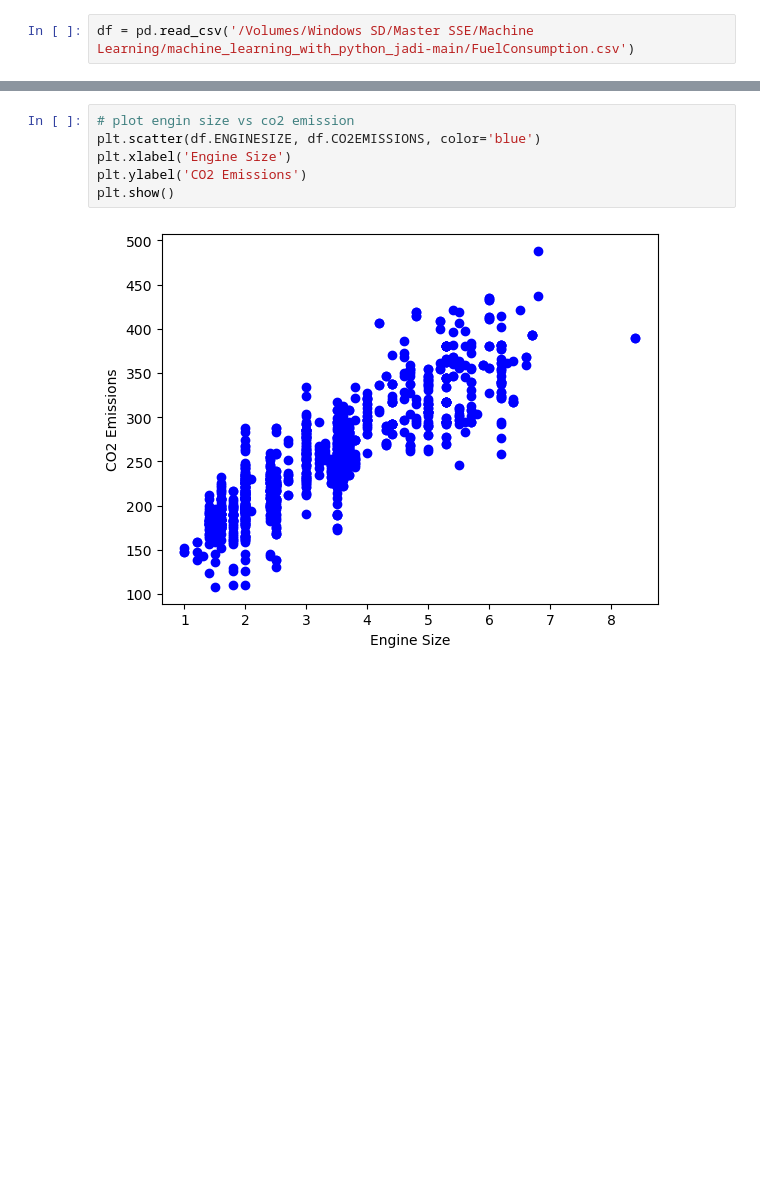
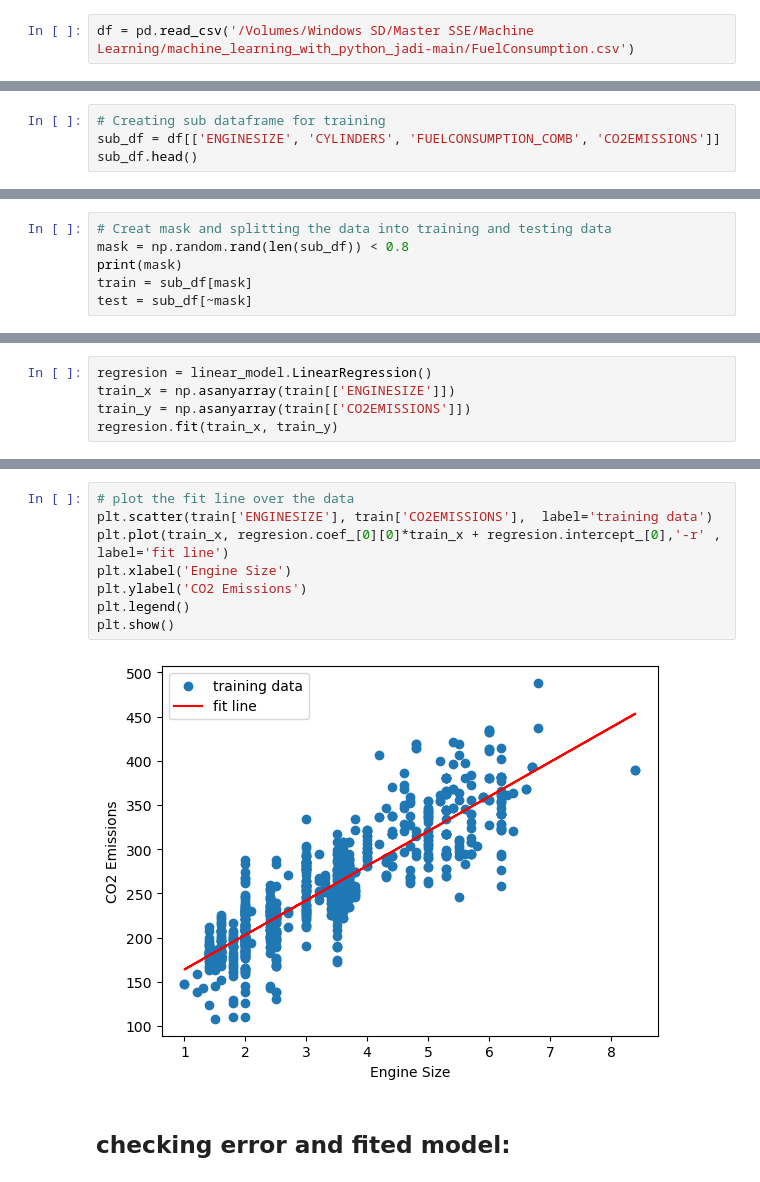
Before and after one commit to AliShrz/My-Machine-Learning, a Jupyter notebook: My Machine Learning.ipynb, the cells around one changed output, grey strips where cells are left out. Saved outputs shown, nothing was run; the diff lists cells and outputs as text; blank space fills up the shorter version.

Commit message:
fit a linear model with train and test data, print coefficients and plot fited line

```diff
--- a/My Machine Learning.ipynb
+++ b/My Machine Learning.ipynb
@@ -38,0 +49,4 @@ plt.scatter(lst, df['MODELYEAR'], color='blue')
+# %%
+# Creating sub dataframe for training
+sub_df = df[['ENGINESIZE', 'CYLINDERS', 'FUELCONSUMPTION_COMB', 'CO2EMISSIONS']]
+sub_df.head()
@@ -38,0 +78,6 @@ plt.scatter(lst, df['MODELYEAR'], color='blue')
+# %%
+# Creat mask and splitting the data into training and testing data
+mask = np.random.rand(len(sub_df)) < 0.8
+print(mask)
+train = sub_df[mask]
+test = sub_df[~mask]
@@ -38,0 +109,5 @@ plt.scatter(lst, df['MODELYEAR'], color='blue')
+# %%
+regresion = linear_model.LinearRegression()
+train_x = np.asanyarray(train[['ENGINESIZE']])
+train_y = np.asanyarray(train[['CO2EMISSIONS']])
+regresion.fit(train_x, train_y)
@@ -39,8 +123,12 @@ plt.scatter(lst, df['MODELYEAR'], color='blue')
 # %%
-# plot engin size vs co2 emission
-plt.scatter(df.ENGINESIZE, df.CO2EMISSIONS, color='blue')
+# plot the fit line over the data
+plt.scatter(train['ENGINESIZE'], train['CO2EMISSIONS'],  label='training data')
+plt.plot(train_x, regresion.coef_[0][0]*train_x + regresion.intercept_[0],'-r' , label='fit line')
 plt.xlabel('Engine Size')
 plt.ylabel('CO2 Emissions')
+plt.legend()
 plt.show()
 # %% [output]
-[figure, old version]
+[figure, new version]
+# %% [markdown]
+## checking error and fited model:
```
Also changed, not shown: parts of 12 cells of this notebook.
